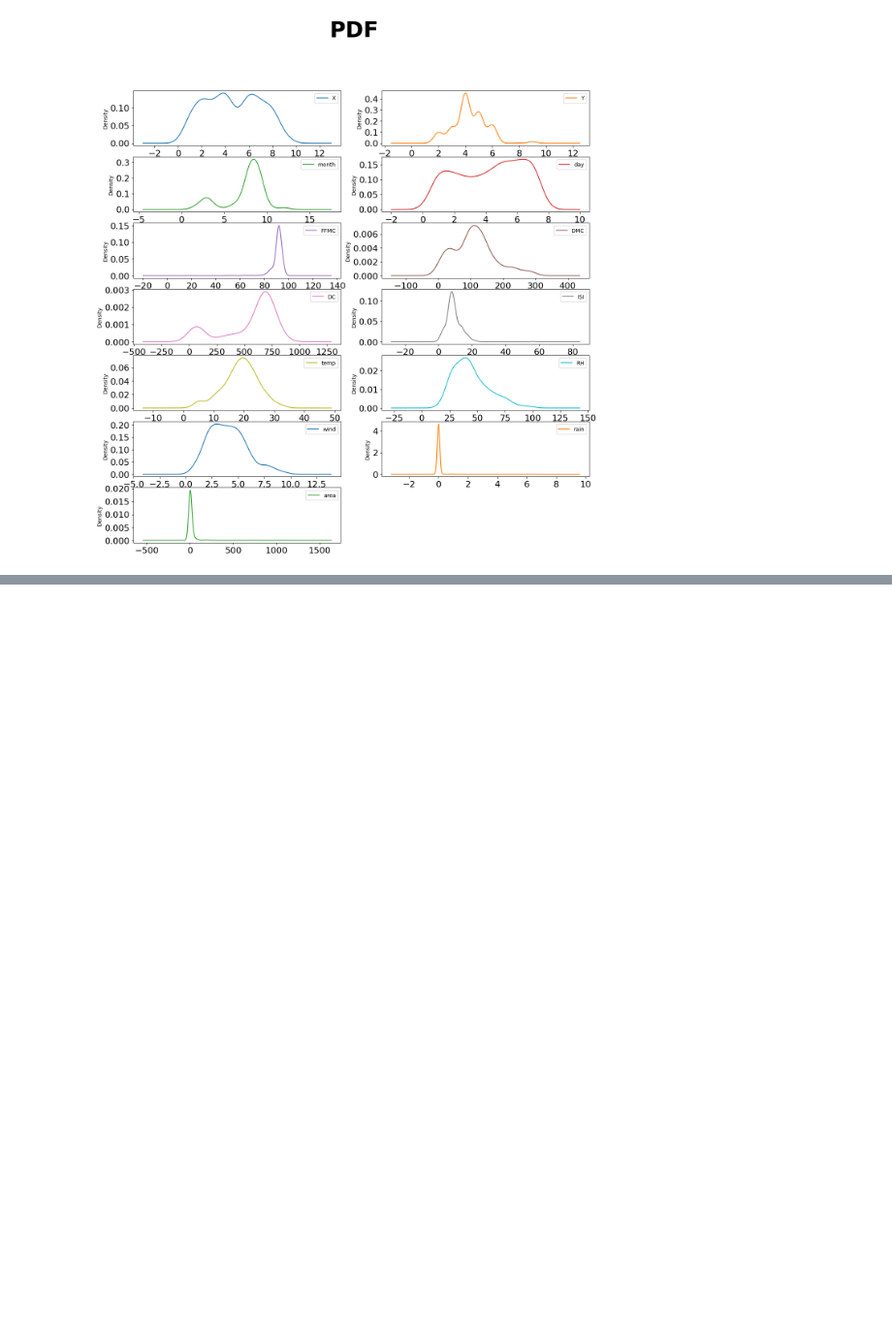
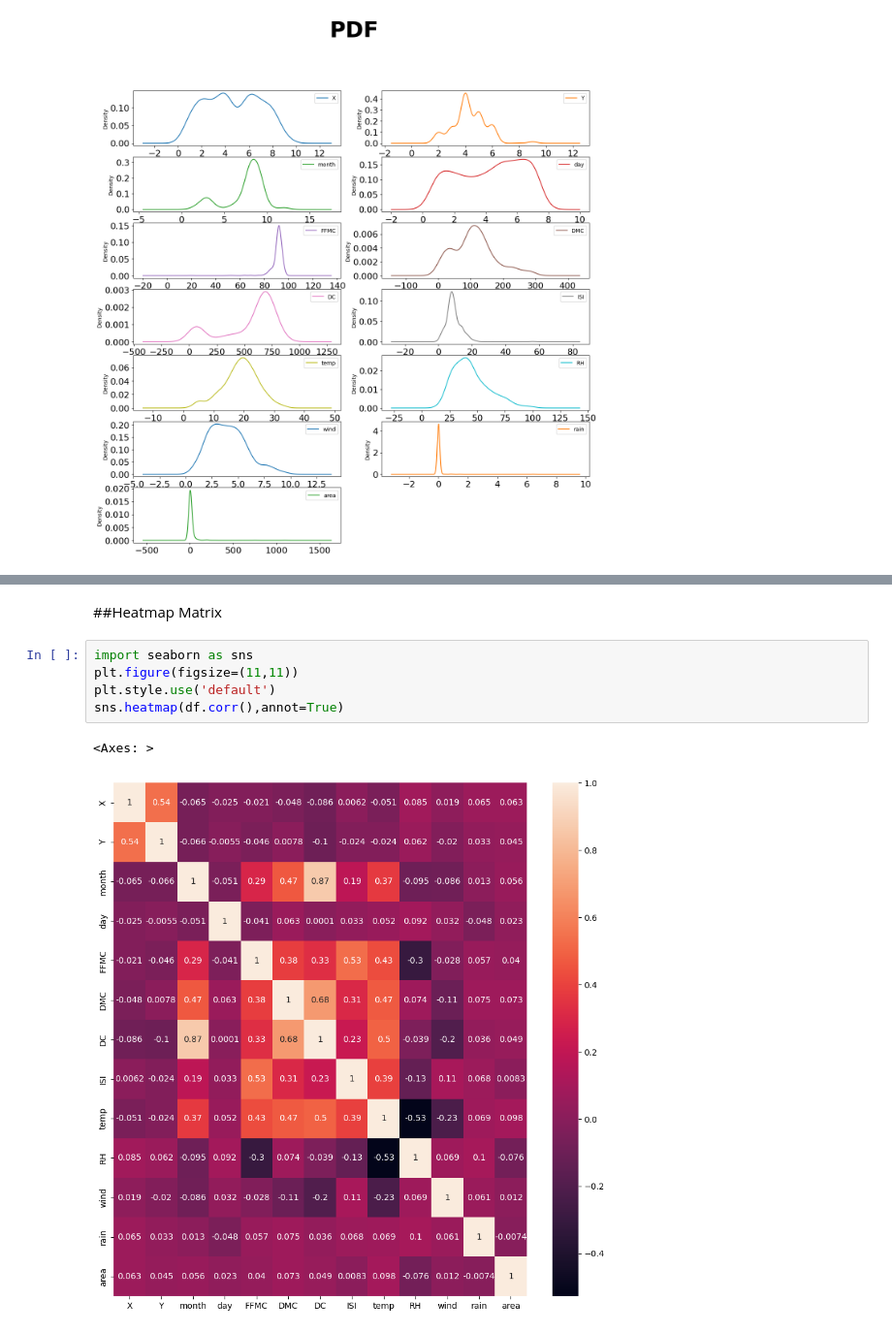
Before and after one commit to mulligan315/MLPlayPublic, a Jupyter notebook: MyFirstML.ipynb, the cells around one changed output, grey strips where cells are left out. Shown at 97% size. Cells and saved outputs as stored; diff of their text form; blank space fills up the shorter version.

```diff
--- a/MyFirstML.ipynb
+++ b/MyFirstML.ipynb
@@ -119,0 +140,10 @@ plt.show()
+# %% [markdown]
+##Heatmap Matrix
+# %%
+import seaborn as sns
+plt.figure(figsize=(11,11))
+plt.style.use('default')
+sns.heatmap(df.corr(),annot=True)
+# %% [output]
+<Axes: >
+[figure, added]
```
Also changed, not shown: parts of 4 cells of this notebook.
